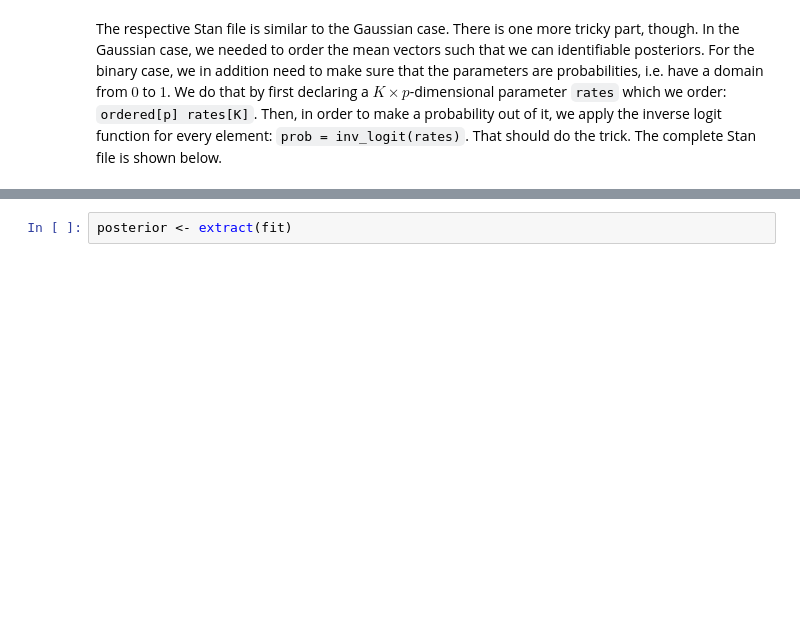
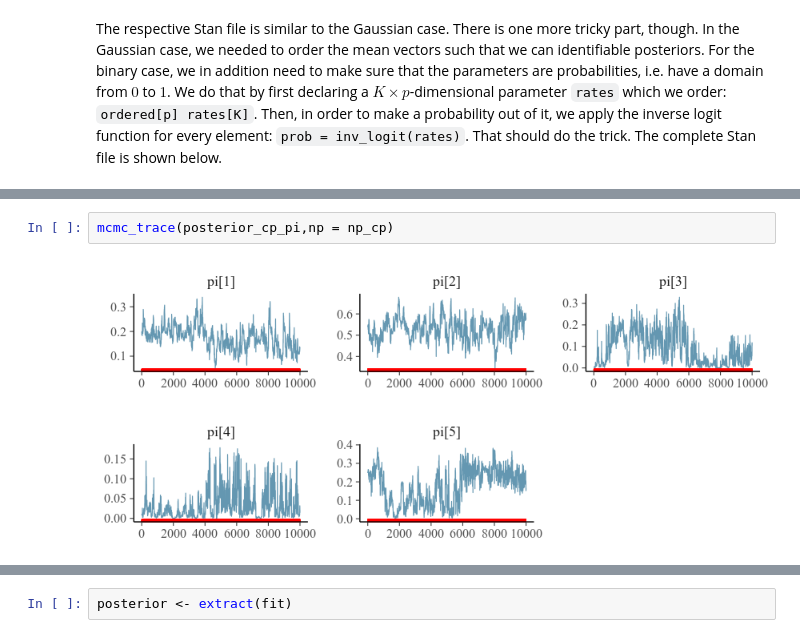
Before and after one commit to dirmeier/etudes, a Jupyter notebook: dirichlet_process_mixture_models.ipynb, the cells around one changed output, grey strips where cells are left out. Saved outputs shown, nothing was run; the diff lists cells and outputs as text; blank space fills up the shorter version.

```diff
--- a/dirichlet_process_mixture_models.ipynb
+++ b/dirichlet_process_mixture_models.ipynb
@@ -603,0 +579,4 @@ That is unpleasant! A lot of divergent transitions.
+# %%
+mcmc_trace(posterior_cp_pi,np = np_cp)
+# %% [output]
+[figure, added]
```
Also changed, not shown: parts of 16 cells of this notebook, 10 other files.
